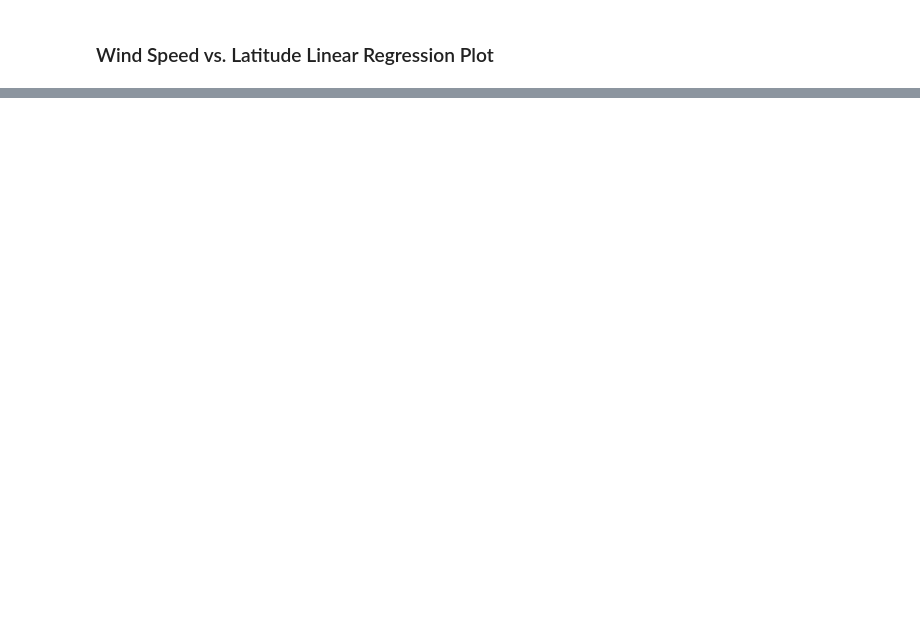
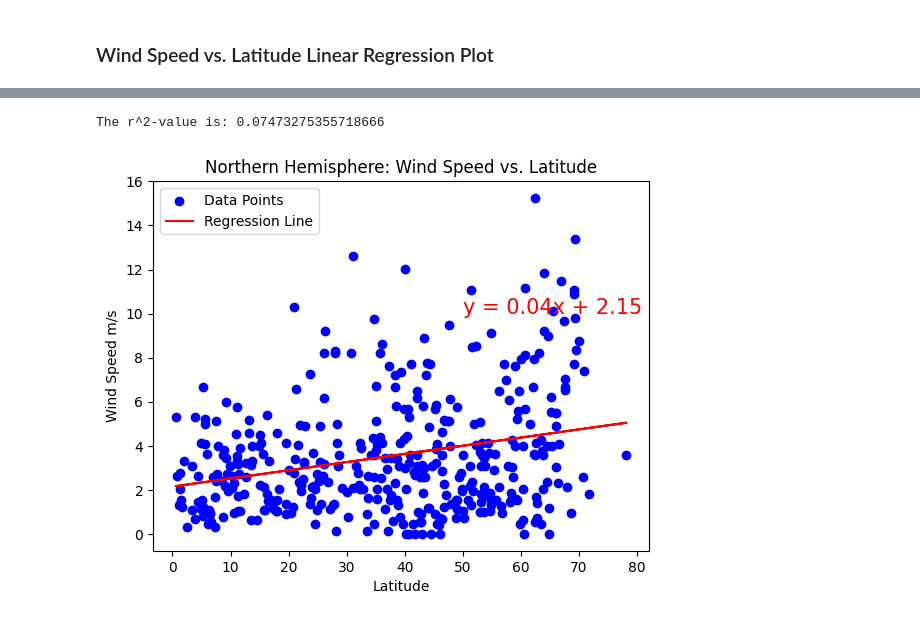
Before and after one commit to ngrief/python-api-challenge, a Jupyter notebook: WeatherPy_updated.ipynb, the cells around one changed output, grey strips where cells are left out. Cells and saved outputs as stored; diff of their text form; code cells hidden in the pictures; blank space fills up the shorter version.

```diff
--- a/WeatherPy_updated.ipynb
+++ b/WeatherPy_updated.ipynb
@@ -328,7 +328,7 @@ def create_linear_regression_plot(data, x_col, y_col):
 # %%
 # Create a DataFrame with the Northern Hemisphere data (Latitude >= 0)
 # Assuming you already have a DataFrame named 'weather_data' that contains the latitude information
-northern_hemi_df = city_data_df[city_data_df['Lat'] > 0]
+northern_hemi_df = city_data_df[city_data_df['Lat'] >= 0]
 
 # Display sample data
 northern_hemi_df.head()
@@ -560,0 +577,34 @@ The r^2-value is: 0.06495869418886388
+# %%
+# Northern Hemisphere
+x_values = northern_hemi_df['Lat']
+y_values = northern_hemi_df['Wind Speed']
+
+# Perform linear regression
+(slope, intercept, rvalue, pvalue, stderr) = stats.linregress(x_values, y_values)
+
+# Calculate the regression line
+regression_line = slope * x_values + intercept
+
+# Calculate R-squared value
+r_squared = rvalue**2
+print(f"The r^2-value is: {r_squared}")
+
+# Create the scatter plot
+plt.scatter(x_values, y_values, color='blue', label='Data Points')
+plt.plot(x_values, regression_line, color='red', label='Regression Line')
+
+# Label the plot
+plt.xlabel('Latitude')
+plt.ylabel('Wind Speed m/s')
+plt.title('Northern Hemisphere: Wind Speed vs. Latitude')
+plt.legend()
+
+# Annotate the line with the equation
+line_eq = f'y = {slope:.2f}x + {intercept:.2f}'
+plt.annotate(line_eq, (50, 10), fontsize=15, color="red")
+
+# Show plot
+plt.show()
+# %% [output]
+The r^2-value is: 0.07473275355718666
+[figure, added]
```
Also changed, not shown: parts of 13 cells of this notebook.
